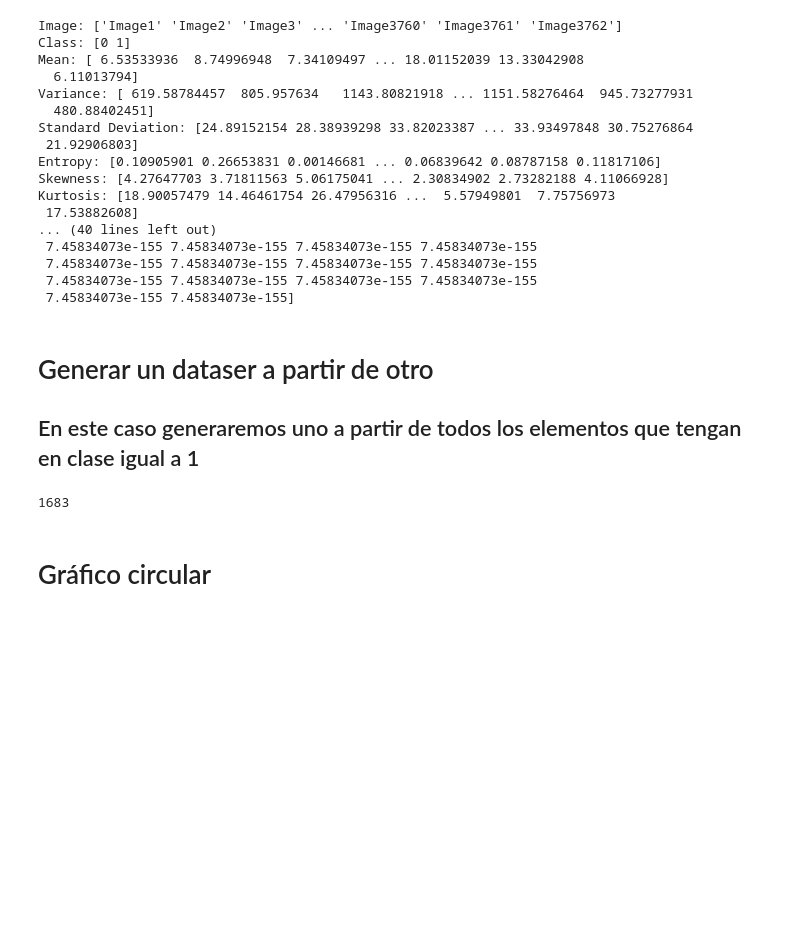
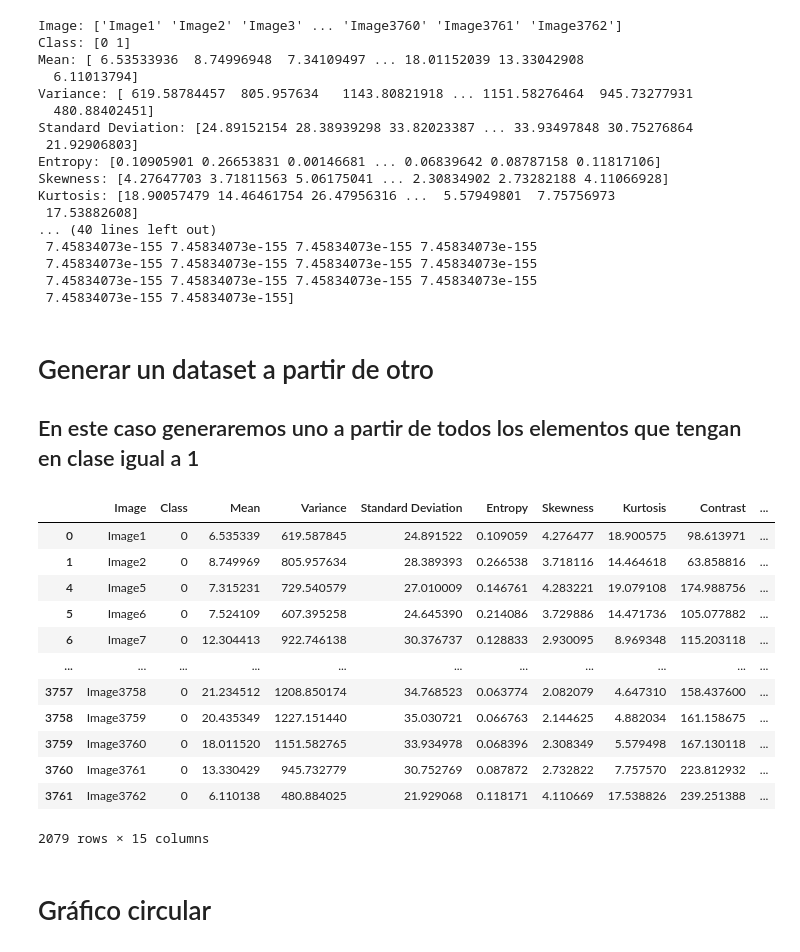
Before and after one commit to andreww44/MachineLearningBrainTumor, a Jupyter notebook: notes.ipynb, the cells around one changed output. Saved outputs shown, nothing was run; the diff lists cells and outputs as text; code cells hidden in the pictures; blank space fills up the shorter version.

```diff
--- a/notes.ipynb
+++ b/notes.ipynb
@@ -214,12 +214,24 @@ Kurtosis: [18.90057479 14.46461754 26.47956316 ...  5.57949801  7.75756973
  7.45834073e-155 7.45834073e-155 7.45834073e-155 7.45834073e-155
  7.45834073e-155 7.45834073e-155]
 # %% [markdown]
-# Generar un dataser a partir de otro
+# Generar un dataset a partir de otro
 ## En este caso generaremos uno a partir de todos los elementos que tengan en clase igual a 1
 # %%
-df_cancel = df_brain_tumor[df_brain_tumor["Class"] == 1]
-df_cancel.shape[0]
+df_tumor = df_brain_tumor[df_brain_tumor["Class"] == 1]
+df_non_tumor = df_brain_tumor[df_brain_tumor["Class"] == 0]
 # %% [output]
+|  | Image | Class | Mean | Variance | Standard Deviation | Entropy | Skewness | Kurtosis | Contrast | ... |
+| 0 | Image1 | 0 | 6.535339 | 619.587845 | 24.891522 | 0.109059 | 4.276477 | 18.900575 | 98.613971 | ... |
+| 1 | Image2 | 0 | 8.749969 | 805.957634 | 28.389393 | 0.266538 | 3.718116 | 14.464618 | 63.858816 | ... |
+| 4 | Image5 | 0 | 7.315231 | 729.540579 | 27.010009 | 0.146761 | 4.283221 | 19.079108 | 174.988756 | ... |
+| 5 | Image6 | 0 | 7.524109 | 607.395258 | 24.645390 | 0.214086 | 3.729886 | 14.471736 | 105.077882 | ... |
+| 6 | Image7 | 0 | 12.304413 | 922.746138 | 30.376737 | 0.128833 | 2.930095 | 8.969348 | 115.203118 | ... |
+| ... | ... | ... | ... | ... | ... | ... | ... | ... | ... | ... |
+| 3757 | Image3758 | 0 | 21.234512 | 1208.850174 | 34.768523 | 0.063774 | 2.082079 | 4.647310 | 158.437600 | ... |
+| 3758 | Image3759 | 0 | 20.435349 | 1227.151440 | 35.030721 | 0.066763 | 2.144625 | 4.882034 | 161.158675 | ... |
+| 3759 | Image3760 | 0 | 18.011520 | 1151.582765 | 33.934978 | 0.068396 | 2.308349 | 5.579498 | 167.130118 | ... |
+| 3760 | Image3761 | 0 | 13.330429 | 945.732779 | 30.752769 | 0.087872 | 2.732822 | 7.757570 | 223.812932 | ... |
+| 3761 | Image3762 | 0 | 6.110138 | 480.884025 | 21.929068 | 0.118171 | 4.110669 | 17.538826 | 239.251388 | ... |
-1683
+2079 rows × 15 columns
 # %% [markdown]
 # Gráfico circular
```
Also changed, not shown: parts of 6 cells of this notebook.
